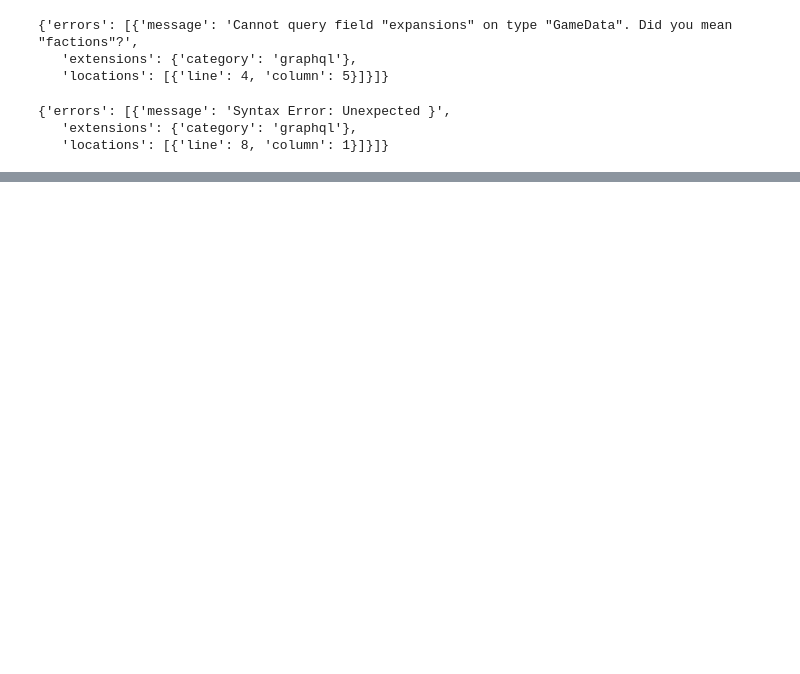
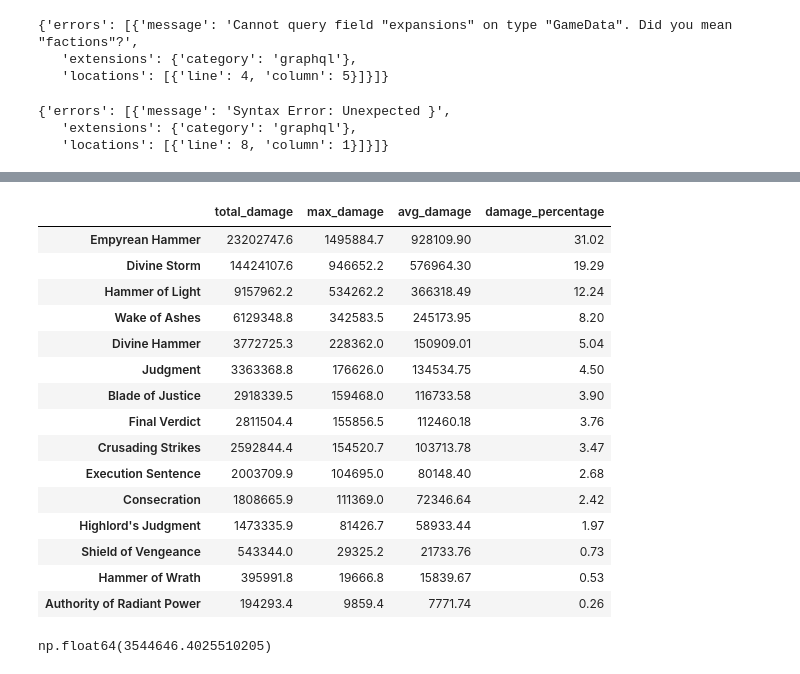
Before and after one commit to shex1627/warcraftlogs, a Jupyter notebook: notebooks/test_import.ipynb, the cells around one changed output, grey strips where cells are left out. Saved outputs shown, nothing was run; the diff lists cells and outputs as text; code cells hidden in the pictures; blank space fills up the shorter version.

```diff
--- a/notebooks/test_import.ipynb
+++ b/notebooks/test_import.ipynb
@@ -93,0 +447,21 @@ resp['data']['reportData']['report']['playerDetails']
+# %%
+(pd.DataFrame(stats['ability_stats']).T.\
+    sort_values('total_damage', ascending=False)).\
+    round(2)
+# %% [output]
+|  | total_damage | max_damage | avg_damage | damage_percentage |
+| Empyrean Hammer | 23202747.6 | 1495884.7 | 928109.90 | 31.02 |
+| Divine Storm | 14424107.6 | 946652.2 | 576964.30 | 19.29 |
+| Hammer of Light | 9157962.2 | 534262.2 | 366318.49 | 12.24 |
+| Wake of Ashes | 6129348.8 | 342583.5 | 245173.95 | 8.20 |
+| Divine Hammer | 3772725.3 | 228362.0 | 150909.01 | 5.04 |
+| Judgment | 3363368.8 | 176626.0 | 134534.75 | 4.50 |
+| Blade of Justice | 2918339.5 | 159468.0 | 116733.58 | 3.90 |
+| Final Verdict | 2811504.4 | 155856.5 | 112460.18 | 3.76 |
+| Crusading Strikes | 2592844.4 | 154520.7 | 103713.78 | 3.47 |
+| Execution Sentence | 2003709.9 | 104695.0 | 80148.40 | 2.68 |
+| Consecration | 1808665.9 | 111369.0 | 72346.64 | 2.42 |
+| Highlord's Judgment | 1473335.9 | 81426.7 | 58933.44 | 1.97 |
+| Shield of Vengeance | 543344.0 | 29325.2 | 21733.76 | 0.73 |
+| Hammer of Wrath | 395991.8 | 19666.8 | 15839.67 | 0.53 |
+| Authority of Radiant Power | 194293.4 | 9859.4 | 7771.74 | 0.26 |
@@ -93,0 +481,4 @@ resp['data']['reportData']['report']['playerDetails']
+# %%
+damage_data_df['total'].sum()/(32+40/60)/60
+# %% [output]
+np.float64(3544646.4025510205)
```
Also changed, not shown: parts of 37 cells of this notebook, 7 other files.
